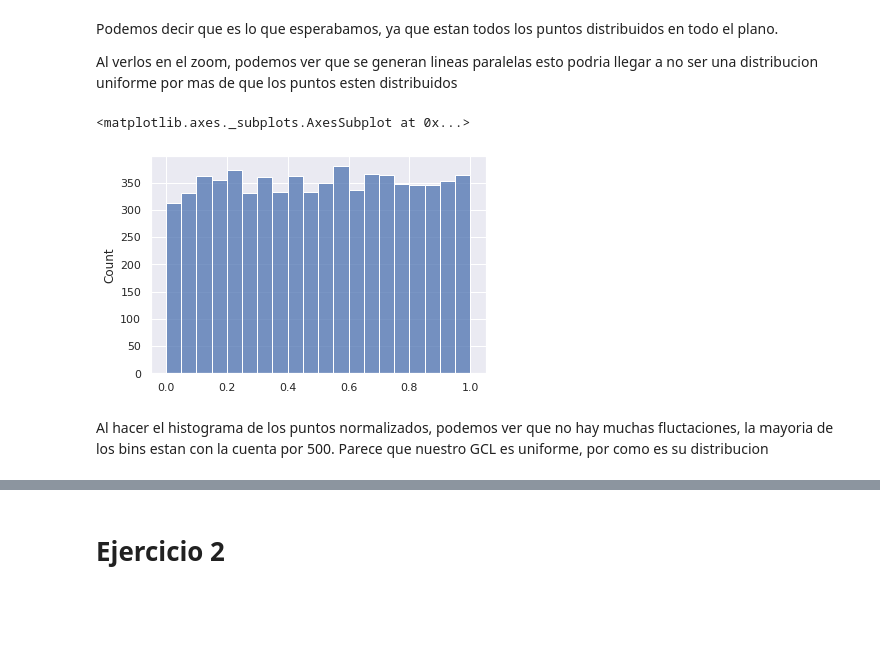
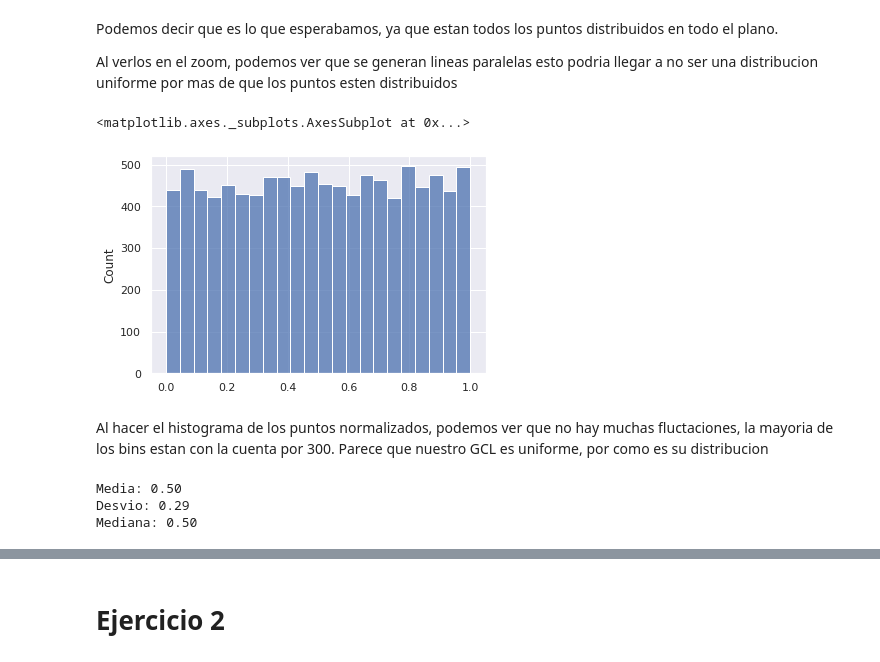
Before and after one commit to mateocapon/simulacion_tp1, a Jupyter notebook: TP1.ipynb, the cells around one changed output, grey strips where cells are left out. Saved outputs shown, nothing was run; the diff lists cells and outputs as text; code cells hidden in the pictures; blank space fills up the shorter version.

```diff
--- a/TP1.ipynb
+++ b/TP1.ipynb
@@ -13,7 +13,7 @@ modulo = 2**32
 multiplicador = 1013904223
 incremento = 1664525
 
-semilla = (101503+103856+104258+102995)/4
+semilla = int((101503+103856+104258+102995)/4)
 # %%
 print("Modulo: "+ str(modulo) )
 print("Multiplicador: "+ str(modulo) )
@@ -131,13 +101,21 @@ Podemos decir que es lo que esperabamos, ya que estan todos los puntos distribui
 
 Al verlos en el zoom, podemos ver que se generan lineas paralelas esto podria llegar a no ser una distribucion uniforme por mas de que los puntos esten distribuidos
 # %%
-N = generarRandomNormalizada(7000)
+N = generarRandomNormalizada(10000)
 sns.histplot(N)
 # %% [output]
 <matplotlib.axes._subplots.AxesSubplot at 0x...>
-[figure, old version]
+[figure, new version]
 # %% [markdown]
-Al hacer el histograma de los puntos normalizados, podemos ver que no hay muchas fluctaciones, la mayoria de los bins estan con la cuenta por 500. Parece que nuestro GCL es uniforme, por como es su distribucion
+Al hacer el histograma de los puntos normalizados, podemos ver que no hay muchas fluctaciones, la mayoria de los bins estan con la cuenta por 300. Parece que nuestro GCL es uniforme, por como es su distribucion
+# %%
+print( "Media: {:.2f}".format(np.mean(N) ) )
+print( "Desvio: {:.2f}".format(np.std(N) ) )
+print( "Mediana: {:.2f}".format(np.median(N) ) )
+# %% [output]
+Media: 0.50
+Desvio: 0.29
+Mediana: 0.50
 # %%
 import matplotlib
 import matplotlib.pyplot as plt
```
Also changed, not shown: parts of 28 cells of this notebook.
